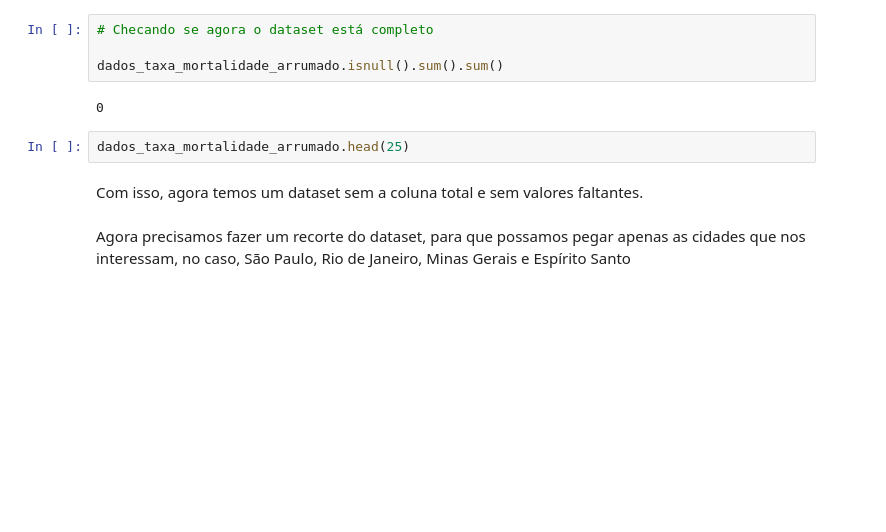
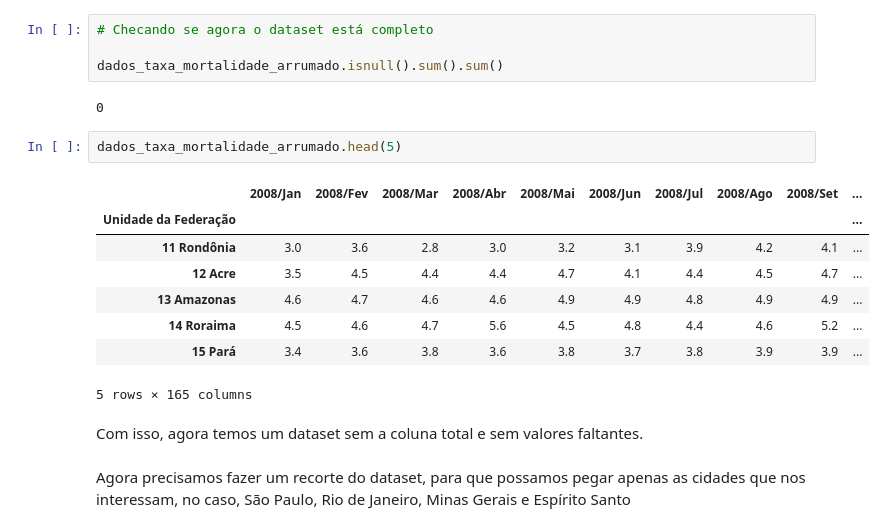
Before and after one commit to ArthurMarqq/Projeto_Bootcamp01, a Jupyter notebook: Projeto/Analise_taxa_mortalidade_SUS.ipynb, the cells around one changed output. Saved outputs shown, nothing was run; the diff lists cells and outputs as text; blank space fills up the shorter version.

```diff
--- a/Projeto/Analise_taxa_mortalidade_SUS.ipynb
+++ b/Projeto/Analise_taxa_mortalidade_SUS.ipynb
@@ -87,7 +98,16 @@ dados_taxa_mortalidade_arrumado.isnull().sum().sum()
 # %% [output]
 0
 # %%
-dados_taxa_mortalidade_arrumado.head(25)
+dados_taxa_mortalidade_arrumado.head(5)
+# %% [output]
+|  | 2008/Jan | 2008/Fev | 2008/Mar | 2008/Abr | 2008/Mai | 2008/Jun | 2008/Jul | 2008/Ago | 2008/Set | ... |
+| Unidade da Federação |  |  |  |  |  |  |  |  |  | ... |
+| 11 Rondônia | 3.0 | 3.6 | 2.8 | 3.0 | 3.2 | 3.1 | 3.9 | 4.2 | 4.1 | ... |
+| 12 Acre | 3.5 | 4.5 | 4.4 | 4.4 | 4.7 | 4.1 | 4.4 | 4.5 | 4.7 | ... |
+| 13 Amazonas | 4.6 | 4.7 | 4.6 | 4.6 | 4.9 | 4.9 | 4.8 | 4.9 | 4.9 | ... |
+| 14 Roraima | 4.5 | 4.6 | 4.7 | 5.6 | 4.5 | 4.8 | 4.4 | 4.6 | 5.2 | ... |
+| 15 Pará | 3.4 | 3.6 | 3.8 | 3.6 | 3.8 | 3.7 | 3.8 | 3.9 | 3.9 | ... |
+5 rows × 165 columns
 # %% [markdown]
 Com isso, agora temos um dataset sem a coluna total e sem valores faltantes.
 # %% [markdown]
```
Also changed, not shown: parts of 4 cells of this notebook.
